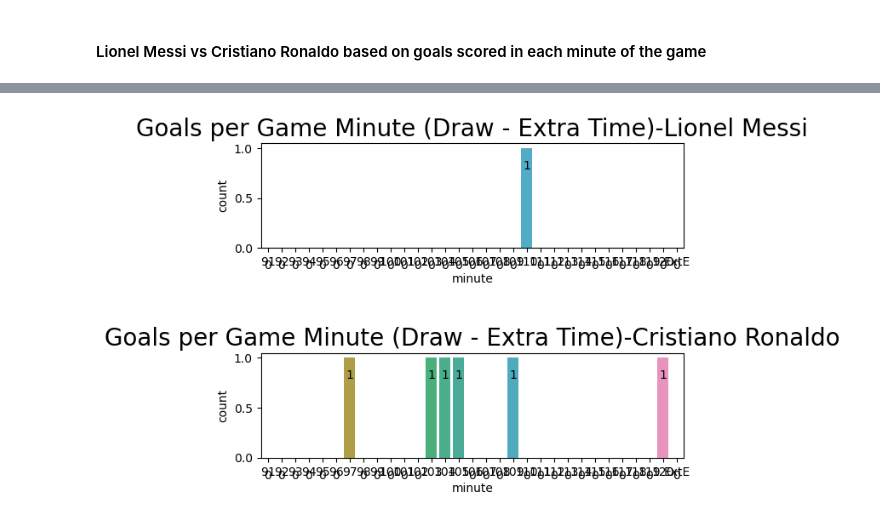
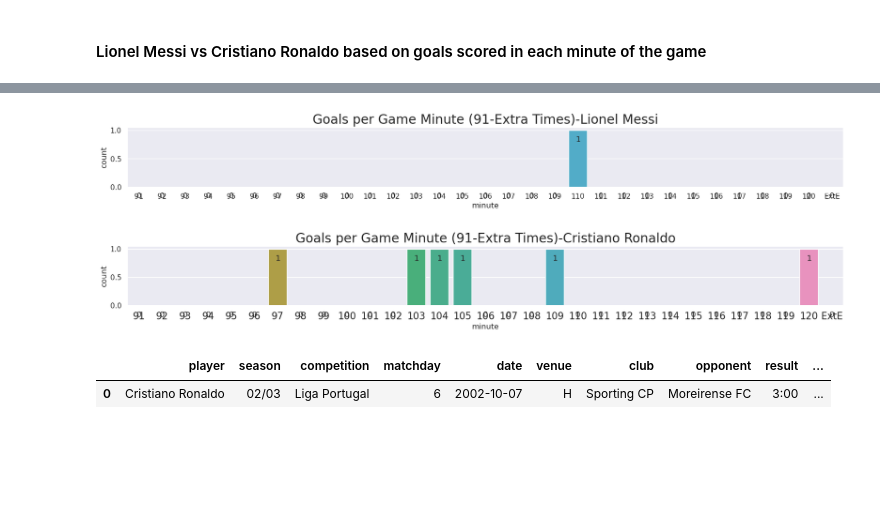
Before and after one commit to sanjayy27/Cristiano-Ronaldo-vs-Lionel-Messi-Analysis, a Jupyter notebook: cristiano-ronaldo-vs-lionel-messi-eda.ipynb, the cells around one changed output, grey strips where cells are left out. Drawn from its saved outputs; the diff is of its cells as text; code cells hidden in the pictures; blank space fills up the shorter version.

Commit message:
Kaggle Notebook | Cristiano Ronaldo vs Lionel Messi | EDA

```diff
--- a/cristiano-ronaldo-vs-lionel-messi-eda.ipynb
+++ b/cristiano-ronaldo-vs-lionel-messi-eda.ipynb
@@ -328,12 +328,15 @@ def cplot(min,text):
     fig, ax = plt.subplots(2,1)
     fig.subplots_adjust(hspace=1)
 
+    sns.set(rc={'figure.figsize':(20,5)})
+    plt.xticks(fontsize=15)
     p=sns.countplot(x='minute',data=lm,order=min,ax=ax[0])
     p.axes.set_title(f"Goals per Game Minute ({text})-Lionel Messi",fontsize=20)
     for container in p.containers:
         p.bar_label(container,label_type='edge',padding=-20)
 
-
+    sns.set(rc={'figure.figsize':(20,5)})
+    plt.xticks(fontsize=15)
     q=sns.countplot(x='minute',data=cr,order=min,ax=ax[1])
     q.axes.set_title(f"Goals per Game Minute ({text})-Cristiano Ronaldo",fontsize=20)
     for container in q.containers:
@@ -357,4 +360,9 @@ cplot(mins4,"69-2nd Half Extra Time")
 # %%
-cplot(mins5,"Draw - Extra Time")
+cplot(mins5,'91-Extra Times')
 # %% [output]
-[figure, old version]
+[figure, new version]
+# %%
+cr.head(1)
+# %% [output]
+|  | player | season | competition | matchday | date | venue | club | opponent | result | ... |
+| 0 | Cristiano Ronaldo | 02/03 | Liga Portugal | 6 | 2002-10-07 | H | Sporting CP | Moreirense FC | 3:00 | ... |
```
Also changed, not shown: parts of 5 cells of this notebook.
